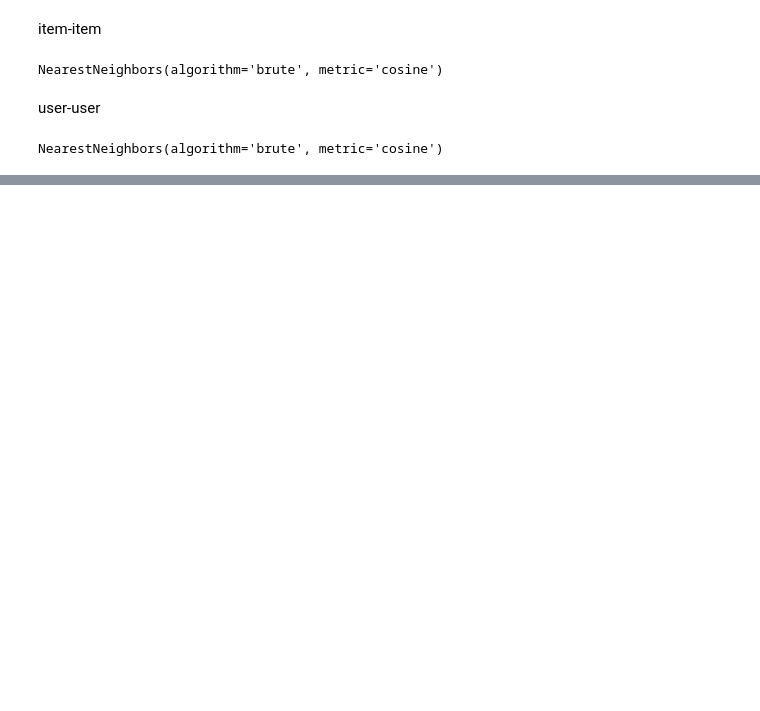
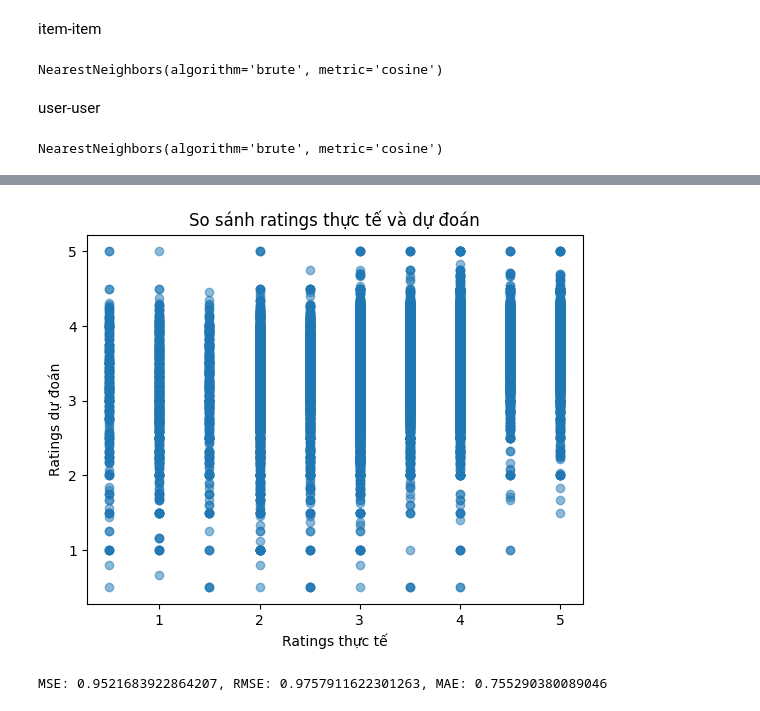
Before and after one commit to Chi-nguyenthiha/DoAn_63133022_NguyenThiHaChi_TTQL, a Jupyter notebook: cf.ipynb, the cells around one changed output, grey strips where cells are left out. Saved outputs shown, nothing was run; the diff lists cells and outputs as text; code cells hidden in the pictures; blank space fills up the shorter version.

Commit message:
knn-cosine

```diff
--- a/cf.ipynb
+++ b/cf.ipynb
@@ -61,7 +41,8 @@ def predict_item_based_rating(user_id, movie_id, k=5):
 # %% [markdown]
 user-user
 # %%
-user_knn = NearestNeighbors(metric='cosine', algorithm='brute', n_neighbors=5)
-user_knn.fit(normalized_train_sparse)
+# User-based Collaborative Filtering
+user_knn = NearestNeighbors(metric='cosine', algorithm='brute')
+user_knn.fit(user_item_matrix)
 # %% [output]
 NearestNeighbors(algorithm='brute', metric='cosine')
@@ -129,0 +64,11 @@ print(f"🎬 Gợi ý phim cho user {example_user}:\n", recommended_movies)
+# %%
+# Thử nghiệm tìm phim tương tự
+movie_id = 1  # Thay bằng ID phim bạn muốn kiểm tra
+print(get_similar_movies(movie_id))
+
+# Thử nghiệm tìm người dùng tương tự
+user_id = 1  # Thay bằng ID người dùng bạn muốn kiểm tra
+print(get_similar_users(user_id))
+
+# Thử nghiệm kết hợp tìm người dùng và phim tương tự
+print(get_combined_recommendations(user_id, movie_id))
@@ -129,0 +93,33 @@ print(f"🎬 Gợi ý phim cho user {example_user}:\n", recommended_movies)
+# %%
+def evaluate_model():
+    predictions = []
+    actuals = []
+
+    for _, row in test_data.iterrows():
+        user_id, movie_id, actual_rating = row['userId'], row['movieId'], row['rating']
+        if user_id in user_item_matrix.index and movie_id in user_item_matrix.columns:
+            predicted_rating = item_mean[movie_id]  # Dự đoán bằng trung bình cộng
+        else:
+            predicted_rating = np.nan  # Không thể dự đoán
+
+        if not np.isnan(predicted_rating):
+            predictions.append(predicted_rating)
+            actuals.append(actual_rating)
+
+    mse = mean_squared_error(actuals, predictions)
+    rmse = mean_squared_error(actuals, predictions, squared=False)
+    mae = mean_absolute_error(actuals, predictions)
+
+    # Vẽ biểu đồ so sánh ratings thực tế và dự đoán
+    plt.scatter(actuals, predictions, alpha=0.5)
+    plt.xlabel("Ratings thực tế")
+    plt.ylabel("Ratings dự đoán")
+    plt.title("So sánh ratings thực tế và dự đoán")
+    plt.show()
+
+    return f"MSE: {mse}, RMSE: {rmse}, MAE: {mae}"
+
+print(evaluate_model())
+# %% [output]
+[figure, added]
+MSE: 0.9521683922864207, RMSE: 0.9757911622301263, MAE: 0.755290380089046
```
Also changed, not shown: parts of 14 cells of this notebook.
